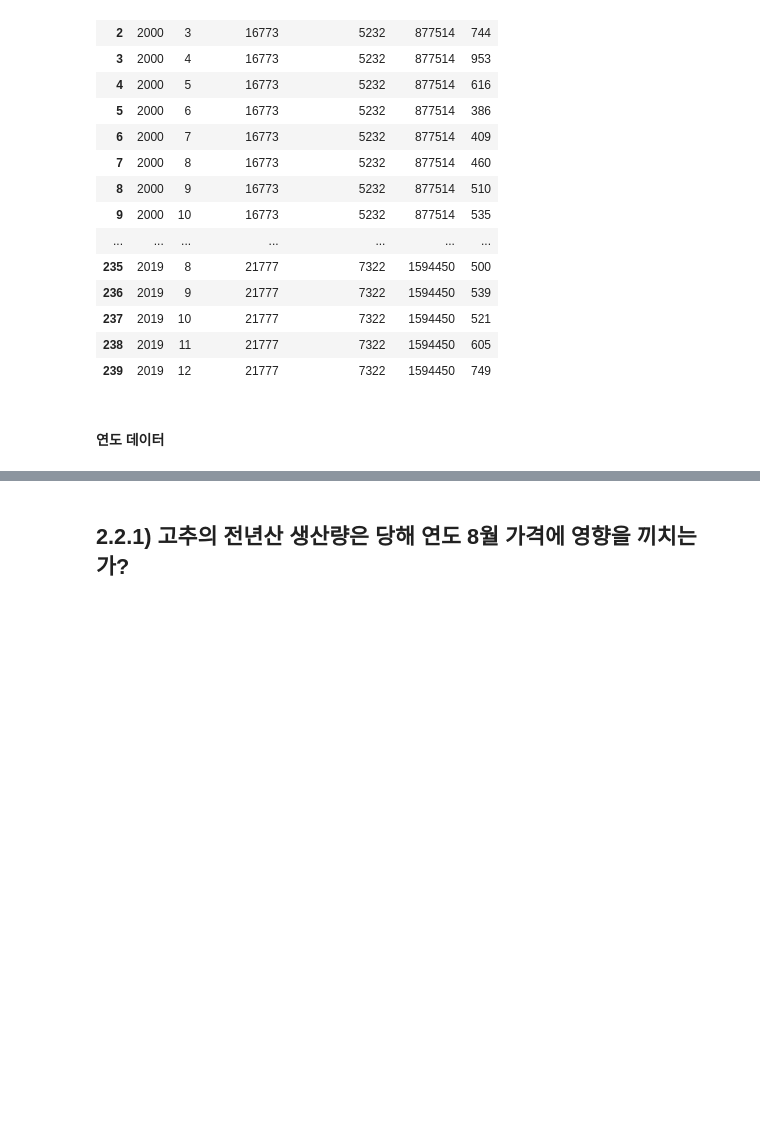
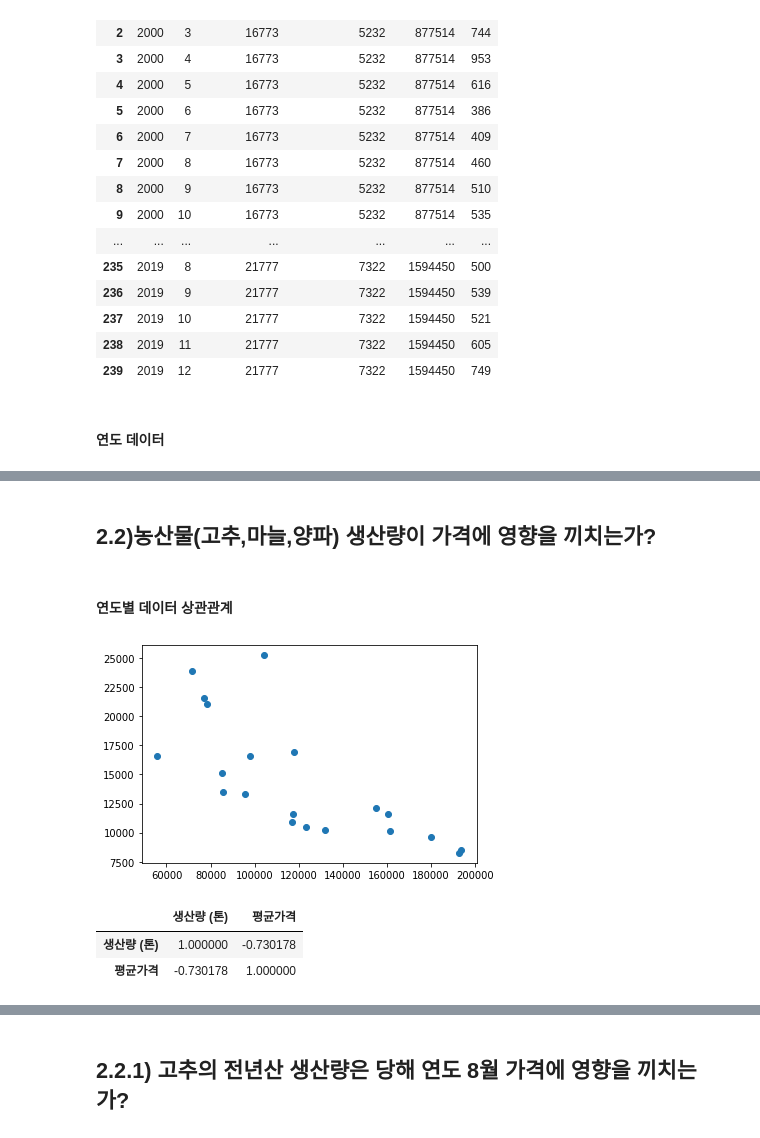
Before and after one commit to Ksejin/MJ_Capstone, a Jupyter notebook: analysis/2_2.ipynb, the cells around one changed output, grey strips where cells are left out. Cells and saved outputs as stored; diff of their text form; code cells hidden in the pictures; blank space fills up the shorter version.

```diff
--- a/analysis/2_2.ipynb
+++ b/analysis/2_2.ipynb
@@ -324,3 +324,7 @@ onion_data
 | 239 | 2019 | 12 | 21777 | 7322 | 1594450 | 749 |
 # %% [markdown]
 <h4>연도 데이터</h4>
+# %%
+pepper_yang_year_data = pd.merge(pepper, pepper_yang_year_price,how='left')
+pepper_yang_year_data = pepper_yang_year_data[['년도', '건고추:면적 (ha)', '10a당 생산량 (kg)', '생산량 (톤)', '평균가격']]
+pepper_yang_year_data
@@ -326,0 +415,19 @@ onion_data
+# %% [markdown]
+<h2>2.2)농산물(고추,마늘,양파) 생산량이 가격에 영향을 끼치는가?</h2>
+# %% [markdown]
+<h4>연도별 데이터 상관관계</h4>
+# %%
+x = pepper_yang_year_data['생산량 (톤)']
+y = pepper_yang_year_data['평균가격']
+
+plt.plot(x, y, 'o')
+plt.show()
+# %% [output]
+[figure, added]
+# %%
+corr = pepper_yang_year_data[['생산량 (톤)', '평균가격']].corr(method='pearson')
+corr#건고추(양건)생산량과 가격은 음의 상관관계
+# %% [output]
+|  | 생산량 (톤) | 평균가격 |
+| 생산량 (톤) | 1.000000 | -0.730178 |
+| 평균가격 | -0.730178 | 1.000000 |
```
Also changed, not shown: parts of 12 cells of this notebook.
